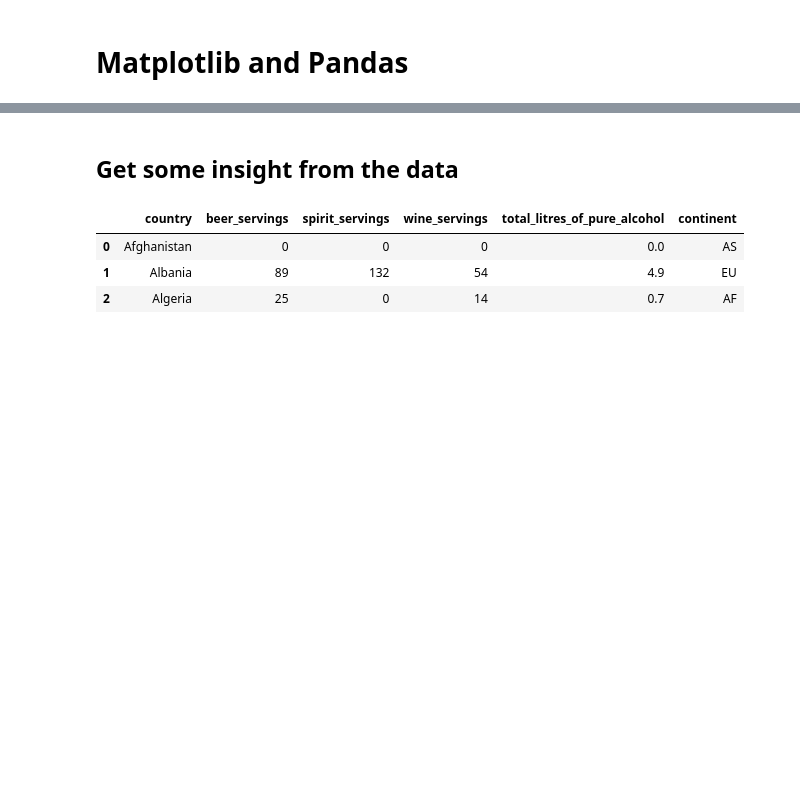
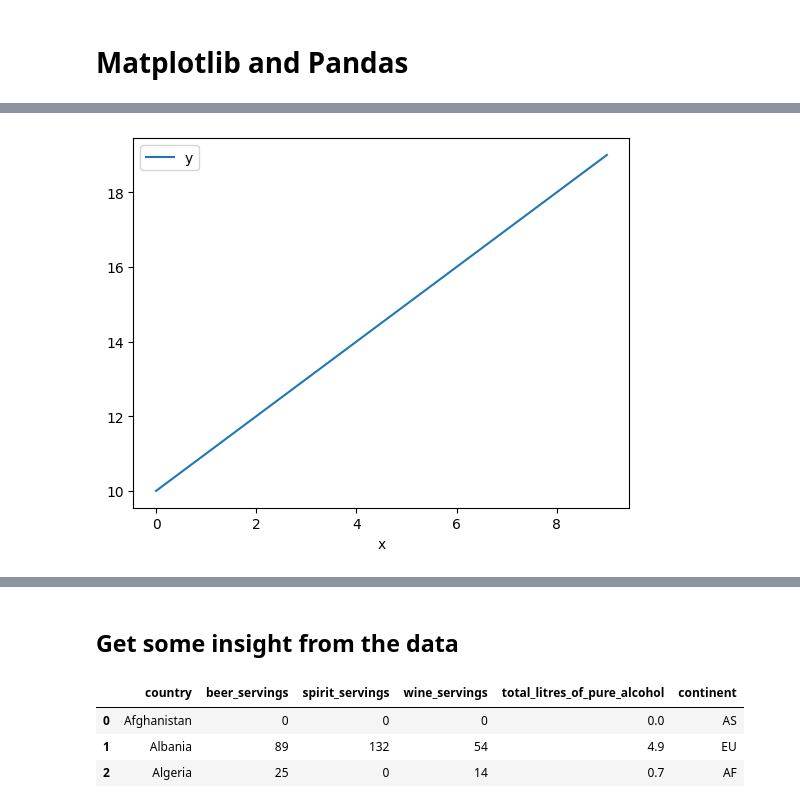
Before and after one commit to ProgressBG-Python-Course/JupyterNotebooksExamples, a Jupyter notebook: Notebooks/matplotlib_pandas_seaborn/pandas_and_mpl.ipynb, the cells around one changed output, grey strips where cells are left out. Drawn from its saved outputs; the diff is of its cells as text; code cells hidden in the pictures; blank space fills up the shorter version.

```diff
--- a/Notebooks/matplotlib_pandas_seaborn/pandas_and_mpl.ipynb
+++ b/Notebooks/matplotlib_pandas_seaborn/pandas_and_mpl.ipynb
@@ -11,0 +16,11 @@ The data for our plot experiments will be again from the [drinks](https://raw.gi
+# %%
+# create a simple DataFrame
+df = pd.DataFrame({'x': range(10), 'y': range(10, 20)})
+
+# plot the data using the 'x' and 'y' columns
+df.plot(x='x', y='y')
+
+# show the plot
+plt.show()
+# %% [output]
+[figure, added]
```
Also changed, not shown: parts of 21 cells of this notebook.
